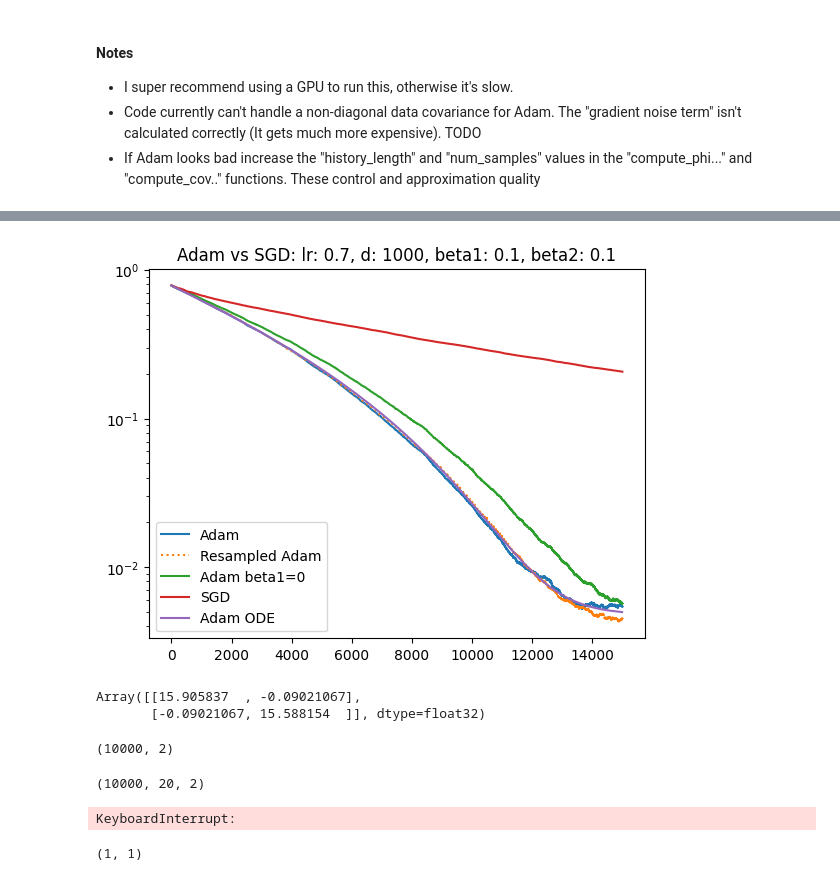
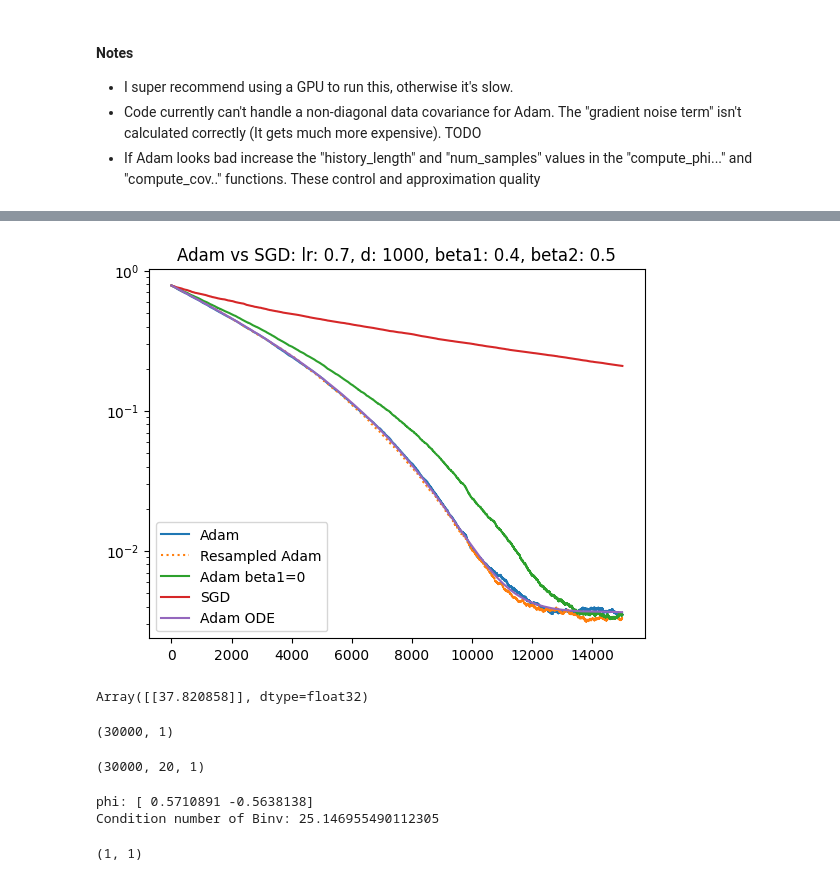
Before and after one commit to nmarzz/adam, a Jupyter notebook: demo.ipynb, the cells around one changed output, grey strips where cells are left out. Drawn from its saved outputs; the diff is of its cells as text; code cells hidden in the pictures.

Commit message:
re-adjust cov history length

```diff
--- a/demo.ipynb
+++ b/demo.ipynb
@@ -17,14 +17,16 @@ from jax.numpy.linalg import norm
 import numpy as np
 import matplotlib.pyplot as plt
 import scipy
+jax.config.update("jax_log_compiles", True)
 
 # Setup the problem and parameters
-problem_type = 'logreg' # from  'logreg' or 'linreg', 'real_phase_ret'
+problem_type = 'linreg' # from  'logreg' or 'linreg', 'real_phase_ret'
 
 d = 1000 # dimension
 m = 1 # number of classes (target dimension)
-beta1 = 0.1  # caution setting these values above 0.9 or so without increasing "history_length"
-beta2 = 0.1
+beta1 = 0.4  # caution setting these values above 0.9 or so without increasing "history_length"
+beta2 = 0.5
+eps = 0.0
 T = 15 # time to run SDE for
 
 lr = 0.7 # SDE learning rate
@@ -62,7 +64,7 @@ adam_ode = AdamODE(problem_type)
 
 dt = 0.01
 num_samples = 30000
-adam_risk, adam_time, B = adam_ode.run(params0, optimal_params, cov, T, lr, dt = dt, beta1 = beta1, beta2 = beta2, eps = 0.00, num_samples = num_samples)
+adam_risk, adam_time, B = adam_ode.run(params0, optimal_params, cov, T, lr, dt = dt, beta1 = beta1, beta2 = beta2, eps = eps, num_samples = num_samples)
 # sgd_risk, sgd_time, B = sgd_ode.run(params0, optimal_params, cov, T, lr, dt = dt * 2)
 
 
@@ -71,17 +73,17 @@ adam = Adam(problem_type)
 resampled_adam = ResampledAdam(problem_type)
 sgd = SGD(problem_type)
 
-_, resampled_adam_risks = resampled_adam.run(params0, cov, T, lrk, optimal_params, beta1 = beta1, beta2 = beta2, eps = 0.00)
+_, resampled_adam_risks = resampled_adam.run(params0, cov, T, lrk, optimal_params, beta1 = beta1, beta2 = beta2, eps = eps)
 _, sgd_risks = sgd.run(params0, cov, T, lrk, optimal_params)
-opt_p, adam_risks = adam.run(params0, cov, T, lrk, optimal_params, beta1 = beta1, beta2 = beta2, eps = 0.00)
-_, adam_risks_beta0 = adam.run(params0, cov, T, lrk, optimal_params, beta1 = 0, beta2 = beta2, eps = 0.00)
+opt_p, adam_risks = adam.run(params0, cov, T, lrk, optimal_params, beta1 = beta1, beta2 = beta2, eps = eps)
+_, adam_risks_beta0 = adam.run(params0, cov, T, lrk, optimal_params, beta1 = 0, beta2 = beta2, eps = eps)
 
 # Run the SDE equivalents
 sgd_sde = SgdSDE(problem_type)
 adam_sde = AdamSDE(problem_type)
 
 # _, sgd_sde_risks, times_s = sgd_sde.run(params0, optimal_params, cov, T, lr)
-# params, adam_sde_risks, times_s = adam_sde.run(params0, optimal_params, cov, T, lr, beta1 = beta1, beta2 = beta2)
+# params, adam_sde_risks, times_s = adam_sde.run(params0, optimal_params, cov, T, lr, beta1 = beta1, beta2 = beta2, )
 
 
 
@@ -104,4 +110,4 @@ plt.show()
-[figure, old version]
+[figure, new version]
 # %%
 # This compute the mean of the grad update
 
@@ -149,16 +155,15 @@ update = jnp.einsum('abc,a->bc', contributions, decay_vec1)
 op = jnp.einsum('ab,ac->abc', update, update)
 op.mean(axis=0)
 # %% [output]
-Array([[15.905837  , -0.09021067],
-       [-0.09021067, 15.588154  ]], dtype=float32)
+Array([[37.820858]], dtype=float32)
 # %%
 second_moment_average.shape
 # %% [output]
-(10000, 2)
+(30000, 1)
 # %%
 sample_grads.shape
 # %% [output]
-(10000, 20, 2)
+(30000, 20, 1)
 # %%
 # This compute the mean of the grad update
 
@@ -209,7 +214,8 @@ phi = (1-beta1) * (current_avg + history_avg)
 print(f'phi: {phi}')
 print(f'Condition number of Binv: {jnp.linalg.cond(Binv)}')
 # %% [output]
-KeyboardInterrupt:
+phi: [ 0.5710891 -0.5638138]
+Condition number of Binv: 25.146955490112305
 # %%
 # This well (eventually) compute the covariance
 key_Q, key_Q_hist, key_z, key_z_hist = jax.random.split(key, 4)
```
Also changed, not shown: parts of 2 cells of this notebook, 4 other files.
